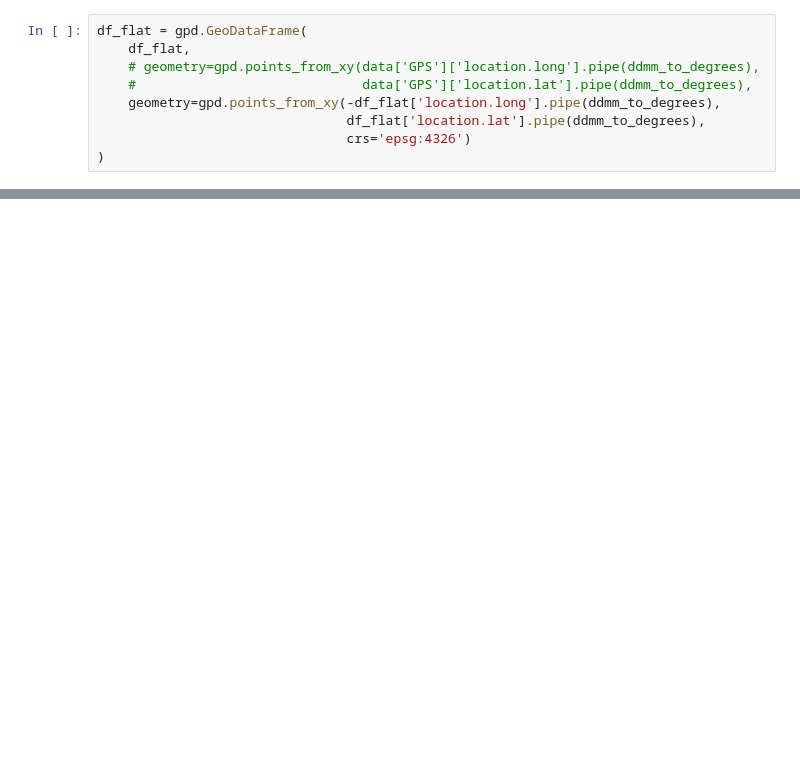
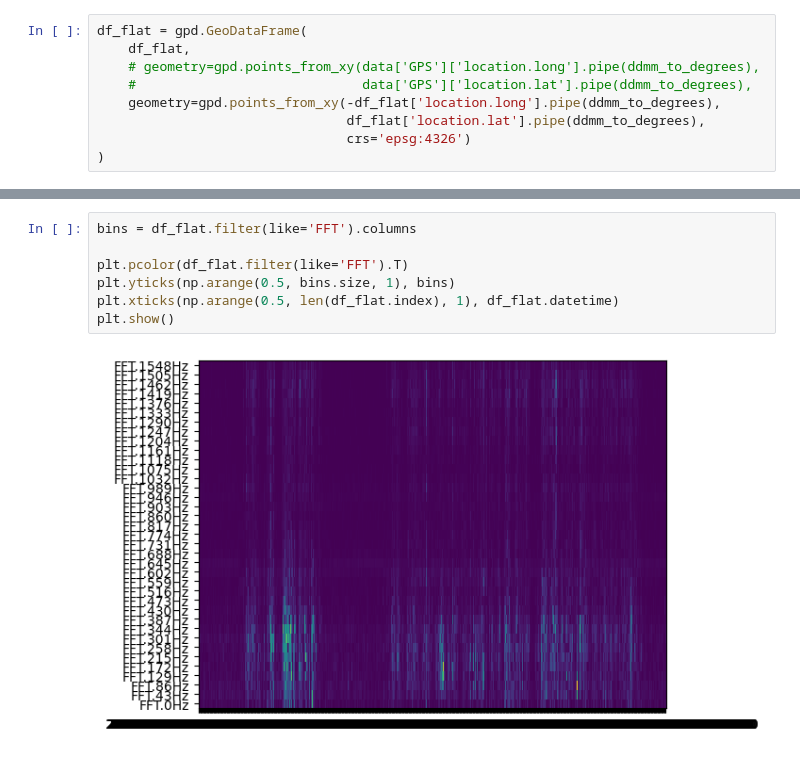
Before and after one commit to samgunner/LocalAir_development, a Jupyter notebook: DecodeAndVisualise-LocalAir-v0.1.ipynb, the cells around one changed output, grey strips where cells are left out. Cells and saved outputs as stored; diff of their text form; blank space fills up the shorter version.

```diff
--- a/DecodeAndVisualise-LocalAir-v0.1.ipynb
+++ b/DecodeAndVisualise-LocalAir-v0.1.ipynb
@@ -282,0 +308,9 @@ plt.scatter(x=df_flat['speed'], y=df_flat['co'])
+# %%
+bins = df_flat.filter(like='FFT').columns
+
+plt.pcolor(df_flat.filter(like='FFT').T)
+plt.yticks(np.arange(0.5, bins.size, 1), bins)
+plt.xticks(np.arange(0.5, len(df_flat.index), 1), df_flat.datetime)
+plt.show()
+# %% [output]
+[figure, added]
```
Also changed, not shown: parts of 10 cells of this notebook.
